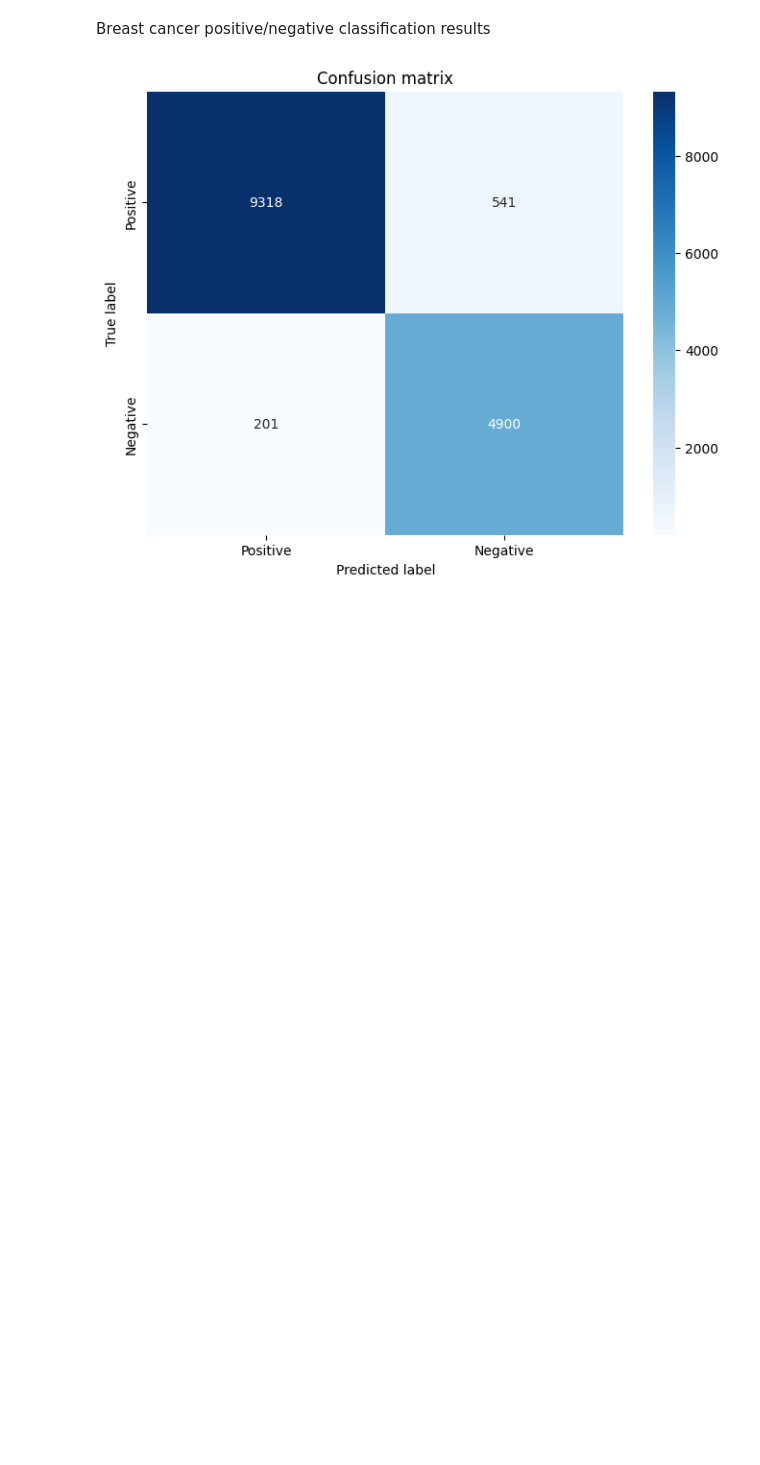
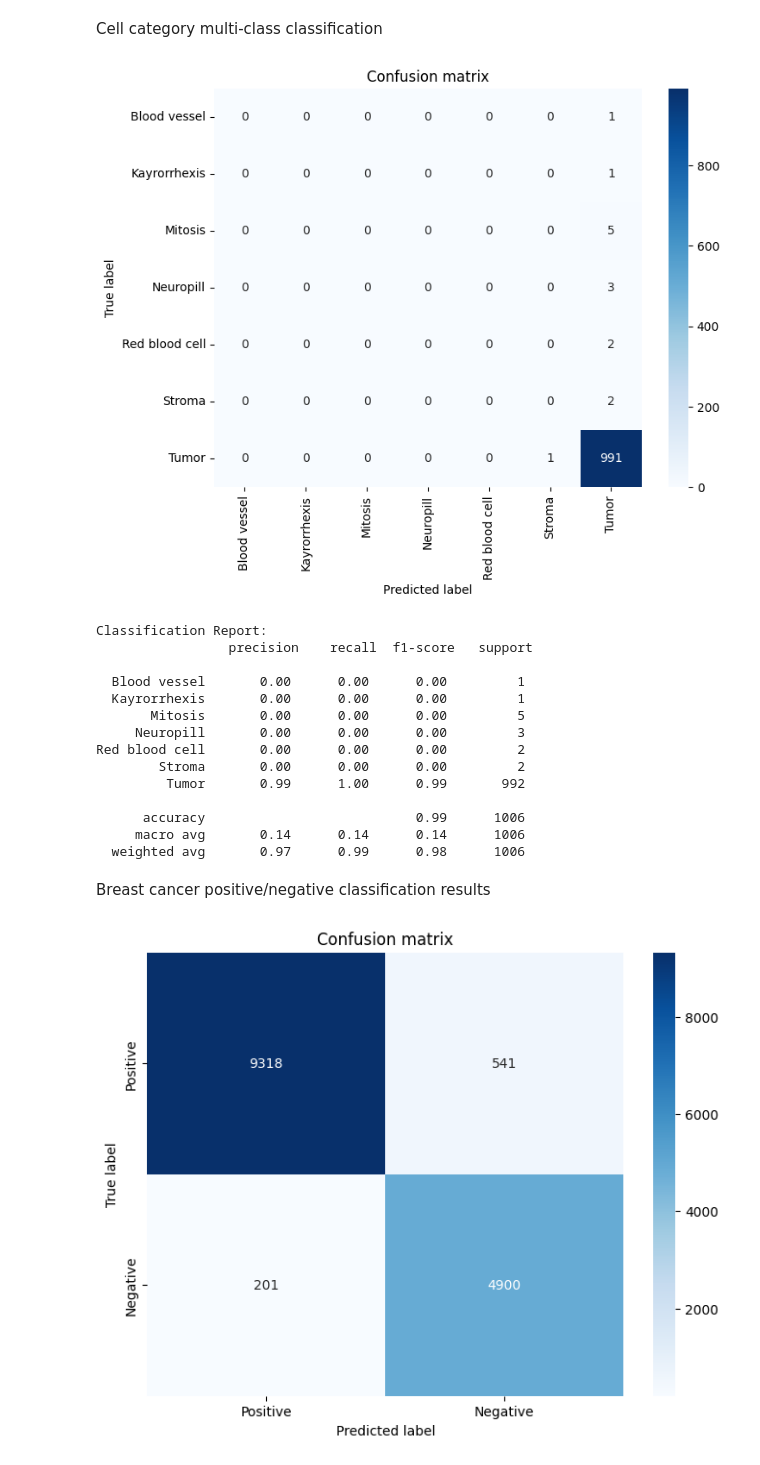
Before and after one commit to mansoorbalouch/WSI_Breast_Cancer_Classification, a Jupyter notebook: test_models.ipynb, the cells around one changed output. Cells and saved outputs as stored; diff of their text form; code cells hidden in the pictures; blank space fills up the shorter version.

Commit message:
breast cancer cell multi-category classification

```diff
--- a/test_models.ipynb
+++ b/test_models.ipynb
@@ -14,13 +14,15 @@ weights_dir = "Model_Weights"
 model_filenames = {"ResNet18": "ResNet18_best_model_epoch_19.pth",
                    "ResNet50": "ResNet50_best_model_epoch_14.pth",
                    "DenseNet" : "DenseNet_best_model_ben_vs_mal.pth"}
+
+cell_multi_class_models_filenames = {"ResNet50": "ResNet50_cell_multi_category_classifier.pth"}
+
 pos_neg_dir = f"{main_dir}/Tiles_Data"
 ben_mal_dir = f"{main_dir}/Tiles_Data_Cat_Classification"
+cell_multi_class_dir = os.path.join(main_dir, "test_tiles")
 batch_size = 4
 device = torch.device("cuda:0" if torch.cuda.is_available() else "cpu")
 model_name = ""
-# %% [markdown]
-Breast cancer positive/negative classification results
 # %%
 data_transforms = {
             'train': transforms.Compose([
@@ -46,24 +48,24 @@ def load_data(img_files_dir):
     class_names = image_datasets['train'].classes
     return dataloaders, dataset_sizes, class_names
 # %%
-def load_and_evaluate_model(model_path, img_files_dir, model_name, phase='val'):
+def load_and_evaluate_model(model_path, img_files_dir, model_name, num_classes = 2, phase='val'):
     """Load the saved model and evaluate it on the test set."""
     if model_name == "resnet18":
         model = models.resnet18(pretrained=False)
         num_ftrs = model.fc.in_features # final layer is fc
-        model.fc = nn.Linear(num_ftrs, 2)
+        model.fc = nn.Linear(num_ftrs, num_classes )
 
     if model_name == "resnet50":
         model = models.resnet50(pretrained=False)
         num_ftrs = model.fc.in_features # final layer is fc
-        model.fc = nn.Linear(num_ftrs, 2)
+        model.fc = nn.Linear(num_ftrs, num_classes )
 
     if model_name == "densenet":
         # checkpoint = torch.load(model_path, map_location=torch.device('cpu'))
         model = myModel.densenet121()
 
         num_ftrs = model.classifier.in_features # final layer is classifier
-        model.classifier = torch.nn.Linear(num_ftrs, 2) # num_classes = 2
+        model.classifier = torch.nn.Linear(num_ftrs, num_classes) # num_classes = 2
 
         # Load state dictionary
         # model.load_state_dict(checkpoint['state_dict'])
@@ -110,6 +112,31 @@ def show_classification_results(true_labels, predictions, target_classes):
 
     plot_confusion_matrix(conf_matrix, classes=target_classes)
     print_classification_report(true_labels, predictions, target_classes)
+# %% [markdown]
+Cell category multi-class classification
+# %%
+target_classes = ['Blood vessel', 'Kayrorrhexis', "Mitosis", "Neuropill", "Red blood cell", "Stroma", "Tumor"]
+true_labels, predictions = load_and_evaluate_model(f"{weights_dir}/{cell_multi_class_models_filenames["ResNet50"]}",
+                                                    cell_multi_class_dir, "resnet50", num_classes=len(target_classes))
+show_classification_results(true_labels, predictions, target_classes)
+# %% [output]
+[figure, added]
+Classification Report:
+                 precision    recall  f1-score   support
+
+  Blood vessel       0.00      0.00      0.00         1
+  Kayrorrhexis       0.00      0.00      0.00         1
+       Mitosis       0.00      0.00      0.00         5
+     Neuropill       0.00      0.00      0.00         3
+Red blood cell       0.00      0.00      0.00         2
+        Stroma       0.00      0.00      0.00         2
+         Tumor       0.99      1.00      0.99       992
+
+      accuracy                           0.99      1006
+     macro avg       0.14      0.14      0.14      1006
+  weighted avg       0.97      0.99      0.98      1006
+# %% [markdown]
+Breast cancer positive/negative classification results
 # %%
 true_labels, predictions = load_and_evaluate_model(f"{weights_dir}/{model_filenames["ResNet18"]}", pos_neg_dir, "resnet18")
 target_classes = ['Positive', 'Negative']
```
Also changed, not shown: parts of 1 cell of this notebook, 6 other files.
